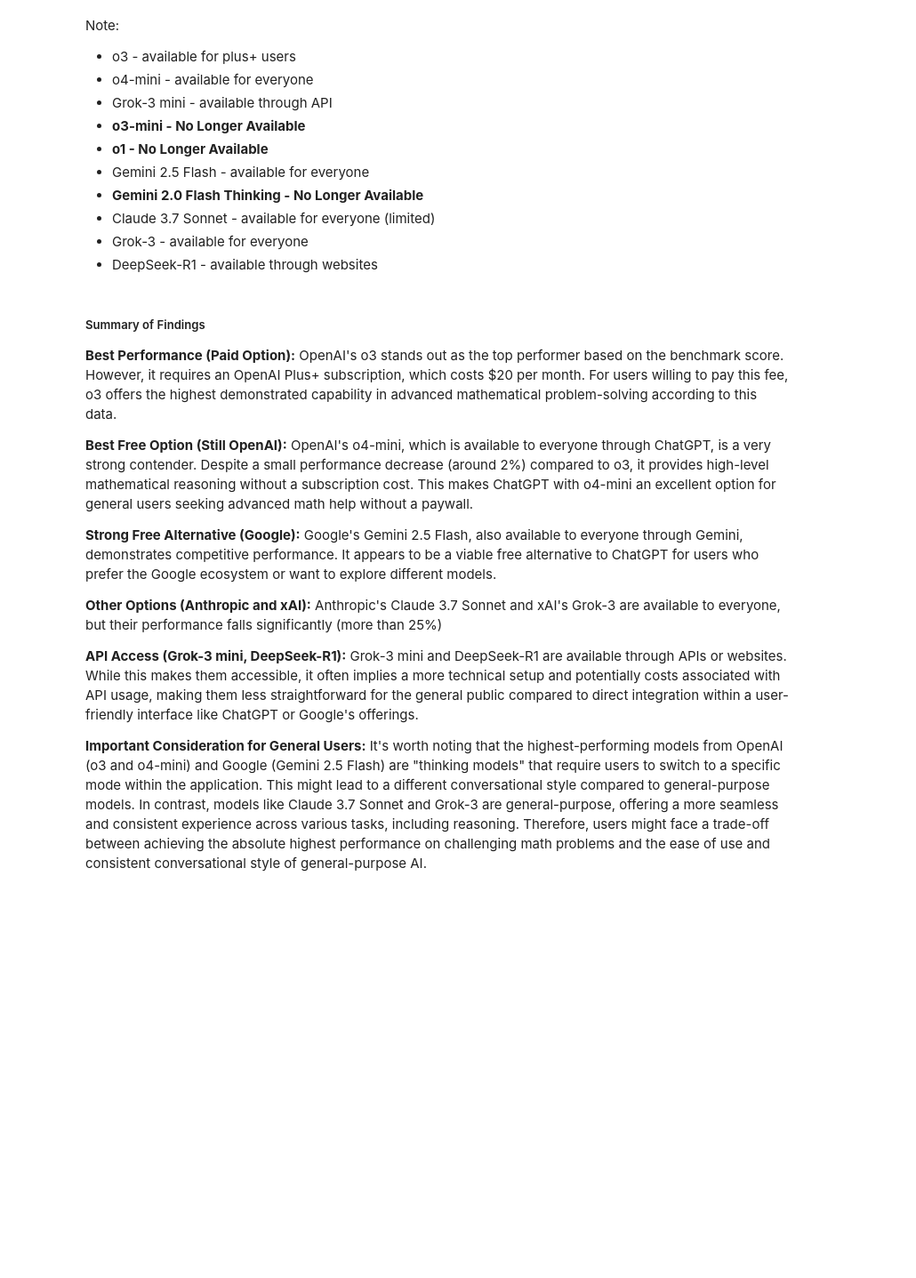
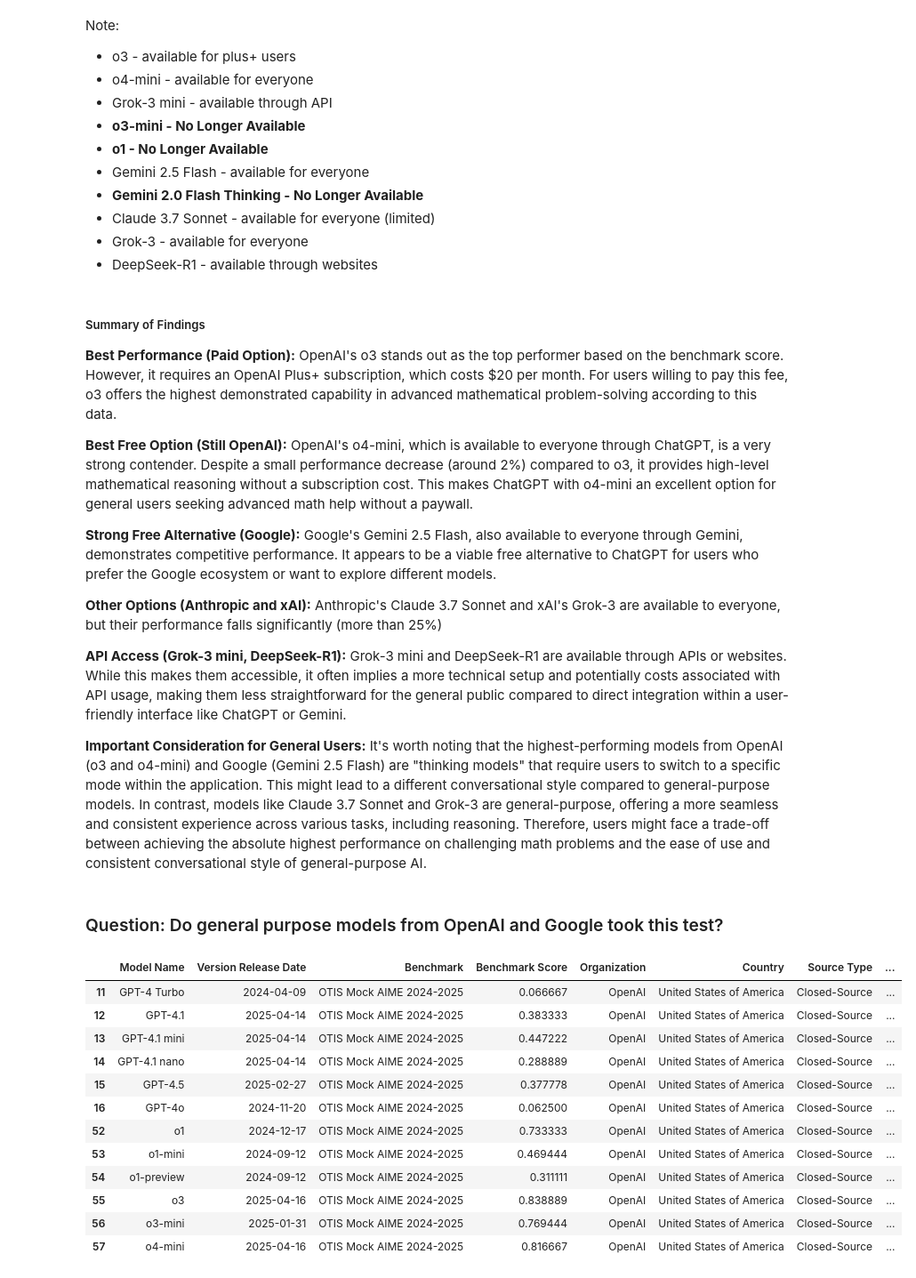
Before and after one commit to VinodGeorge24/AI_Benchmark, a Jupyter notebook: Benchmark_Analysis/OTIS_Mock_AIME_2024-2025.ipynb, the cells around one changed output. Shown at 89% size. Drawn from its saved outputs; the diff is of its cells as text; code cells hidden in the pictures; blank space fills up the shorter version.

```diff
--- a/Benchmark_Analysis/OTIS_Mock_AIME_2024-2025.ipynb
+++ b/Benchmark_Analysis/OTIS_Mock_AIME_2024-2025.ipynb
@@ -477,6 +493,24 @@ Note:
 
 **Other Options (Anthropic and xAI):** Anthropic's Claude 3.7 Sonnet and xAI's Grok-3 are available to everyone, but their performance falls significantly (more than 25%)
 
-**API Access (Grok-3 mini, DeepSeek-R1):** Grok-3 mini and DeepSeek-R1 are available through APIs or websites. While this makes them accessible, it often implies a more technical setup and potentially costs associated with API usage, making them less straightforward for the general public compared to direct integration within a user-friendly interface like ChatGPT or Google's offerings.
+**API Access (Grok-3 mini, DeepSeek-R1):** Grok-3 mini and DeepSeek-R1 are available through APIs or websites. While this makes them accessible, it often implies a more technical setup and potentially costs associated with API usage, making them less straightforward for the general public compared to direct integration within a user-friendly interface like ChatGPT or Gemini.
 
 **Important Consideration for General Users:** It's worth noting that the highest-performing models from OpenAI (o3 and o4-mini) and Google (Gemini 2.5 Flash) are "thinking models" that require users to switch to a specific mode within the application. This might lead to a different conversational style compared to general-purpose models. In contrast, models like Claude 3.7 Sonnet and Grok-3 are general-purpose, offering a more seamless and consistent experience across various tasks, including reasoning. Therefore, users might face a trade-off between achieving the absolute highest performance on challenging math problems and the ease of use and consistent conversational style of general-purpose AI.
+# %% [markdown]
+### Question: Do general purpose models from OpenAI and Google took this test?
+# %%
+mock_AIME[mock_AIME['Organization'] == 'OpenAI']
+# %% [output]
+|  | Model Name | Version Release Date | Benchmark | Benchmark Score | Organization | Country | Source Type | ... |
+| 11 | GPT-4 Turbo | 2024-04-09 | OTIS Mock AIME 2024-2025 | 0.066667 | OpenAI | United States of America | Closed-Source | ... |
+| 12 | GPT-4.1 | 2025-04-14 | OTIS Mock AIME 2024-2025 | 0.383333 | OpenAI | United States of America | Closed-Source | ... |
+| 13 | GPT-4.1 mini | 2025-04-14 | OTIS Mock AIME 2024-2025 | 0.447222 | OpenAI | United States of America | Closed-Source | ... |
+| 14 | GPT-4.1 nano | 2025-04-14 | OTIS Mock AIME 2024-2025 | 0.288889 | OpenAI | United States of America | Closed-Source | ... |
+| 15 | GPT-4.5 | 2025-02-27 | OTIS Mock AIME 2024-2025 | 0.377778 | OpenAI | United States of America | Closed-Source | ... |
+| 16 | GPT-4o | 2024-11-20 | OTIS Mock AIME 2024-2025 | 0.062500 | OpenAI | United States of America | Closed-Source | ... |
+| 52 | o1 | 2024-12-17 | OTIS Mock AIME 2024-2025 | 0.733333 | OpenAI | United States of America | Closed-Source | ... |
+| 53 | o1-mini | 2024-09-12 | OTIS Mock AIME 2024-2025 | 0.469444 | OpenAI | United States of America | Closed-Source | ... |
+| 54 | o1-preview | 2024-09-12 | OTIS Mock AIME 2024-2025 | 0.311111 | OpenAI | United States of America | Closed-Source | ... |
+| 55 | o3 | 2025-04-16 | OTIS Mock AIME 2024-2025 | 0.838889 | OpenAI | United States of America | Closed-Source | ... |
+| 56 | o3-mini | 2025-01-31 | OTIS Mock AIME 2024-2025 | 0.769444 | OpenAI | United States of America | Closed-Source | ... |
+| 57 | o4-mini | 2025-04-16 | OTIS Mock AIME 2024-2025 | 0.816667 | OpenAI | United States of America | Closed-Source | ... |
```
Also changed, not shown: parts of 7 cells of this notebook.
